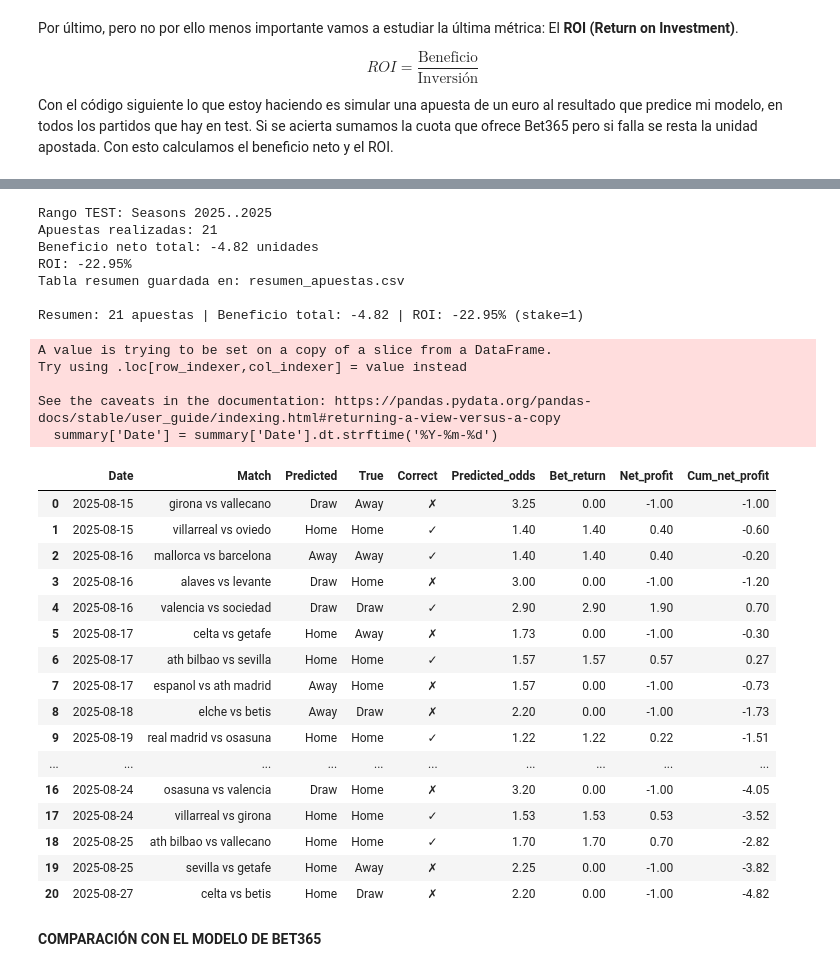
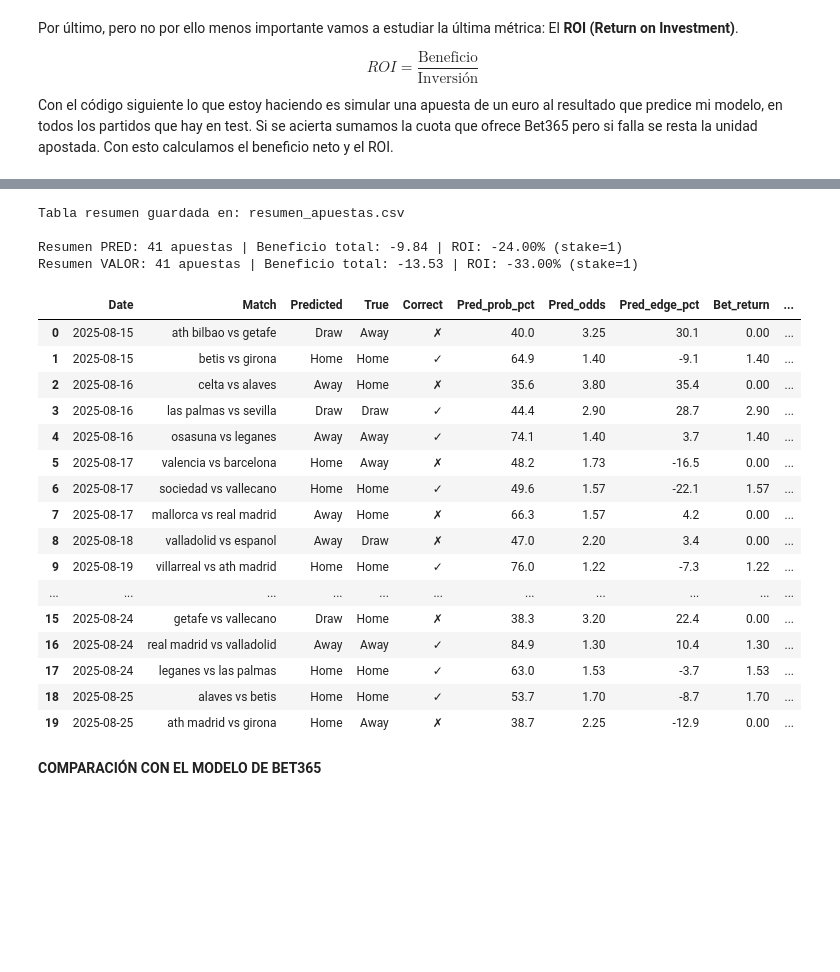
Before and after one commit to manuferrod/laliga-predictor-engine, a Jupyter notebook: notebooks/MODELOS.ipynb, the cells around one changed output, grey strips where cells are left out. Cells and saved outputs as stored; diff of their text form; code cells hidden in the pictures; blank space fills up the shorter version.

```diff
--- a/notebooks/MODELOS.ipynb
+++ b/notebooks/MODELOS.ipynb
@@ -265,9 +304,8 @@ print(out)
 # %% [markdown]
 # **EVALUACIÓN HISTÓRICA: Logistic Regression multinomial**
 # %%
-file_path = '/content/drive/MyDrive/TFM/data/processed/df_final.parquet'
-
-df = pd.read_parquet(file_path)
+IN_PATH = FEAT / "df_final.parquet"
+df = pd.read_parquet(IN_PATH)
 # %% [markdown]
 Sin SMOTE:
 # %%
@@ -386,6 +501,7 @@ def run_logreg_eval_no_smote(
 # %%
-# CON CUOTAS
-model, scaler, (mtr_tr, mtr_te) = run_logreg_eval_no_smote(df, train_until_season=2024, test_until_season=2025, with_odds=True)
+# LOCAL
+model, scaler, (mtr_tr, mtr_te), y_test, y_pred, y_proba, idx_test = \
+    run_logreg_eval_no_smote(df, train_until_season=2023, test_until_season=2024, with_odds=True)
 # %% [output]
 Logistic Regression (sin SMOTE) (con cuotas)
 
@@ -524,6 +722,7 @@ def run_logreg_eval(
 # %%
-# MODO CON CUOTAS
-model, scaler, (mtr_tr, mtr_te) = run_logreg_eval(df, train_until_season=2023, test_until_season=2024, with_odds=True)
+# LOCAL
+model_sm, scaler_sm, (mtr_tr_sm, mtr_te_sm), y_test_sm, y_pred_sm, y_proba_sm, idx_test_sm = \
+    run_logreg_eval(df, train_until_season=2023, test_until_season=2024, with_odds=True)
 # %% [output]
 Logistic Regression con SMOTE (con cuotas)
 
@@ -1216,3 +1770,5 @@ def simulate_bet365_roi(
 # %%
-results_df, roi, total_profit = simulate_bet365_roi(df, model, scaler, train_until_season=2023, test_until_season=2024, with_odds=True, stake=1.0, meta_df=df_old)
+# EJECUTAR EN LOCAL
+results_df, roi, total_profit = simulate_bet365_roi(df, model, scaler, train_until_season=2024, test_until_season=2025, with_odds=True, stake=1.0, meta_df=df_old)
+results_df
 # %% [output]
@@ -1310,36 +2294,36 @@ def simulate_and_summarize(df: pd.DataFrame, model, scaler,
 # %%
-summary = simulate_and_summarize(df, model, scaler, train_until_season=2024, test_until_season=2025, with_odds=True, stake=1.0, meta_df=df_old, feature_names=None, save_path="resumen_apuestas.csv")
-display(summary)
+summary = simulate_and_summarize(
+    df, model, scaler,
+    train_until_season=2024, test_until_season=2025,
+    with_odds=True, stake=1.0,
+    meta_df=df_old, feature_names=None,
+    min_edge=0.00,                 # si quieres filtrar por EV mínimo de la predicción
+    save_path="resumen_apuestas.csv",
+    include_value=True             # <- para añadir columnas de la estrategia “de valor”
+)
+display(summary.head(20))
 # %% [output]
-Rango TEST: Seasons 2025..2025
-Apuestas realizadas: 21
-Beneficio neto total: -4.82 unidades
-ROI: -22.95%
 Tabla resumen guardada en: resumen_apuestas.csv
 
-Resumen: 21 apuestas | Beneficio total: -4.82 | ROI: -22.95% (stake=1)
+Resumen PRED: 41 apuestas | Beneficio total: -9.84 | ROI: -24.00% (stake=1)
+Resumen VALOR: 41 apuestas | Beneficio total: -13.53 | ROI: -33.00% (stake=1)
-A value is trying to be set on a copy of a slice from a DataFrame.
-Try using .loc[row_indexer,col_indexer] = value instead
-
-See the caveats in the documentation: https://pandas.pydata.org/pandas-docs/stable/user_guide/indexing.html#returning-a-view-versus-a-copy
-  summary['Date'] = summary['Date'].dt.strftime('%Y-%m-%d')
-|  | Date | Match | Predicted | True | Correct | Predicted_odds | Bet_return | Net_profit | Cum_net_profit |
-| 0 | 2025-08-15 | girona vs vallecano | Draw | Away | ✗ | 3.25 | 0.00 | -1.00 | -1.00 |
-| 1 | 2025-08-15 | villarreal vs oviedo | Home | Home | ✓ | 1.40 | 1.40 | 0.40 | -0.60 |
-| 2 | 2025-08-16 | mallorca vs barcelona | Away | Away | ✓ | 1.40 | 1.40 | 0.40 | -0.20 |
-| 3 | 2025-08-16 | alaves vs levante | Draw | Home | ✗ | 3.00 | 0.00 | -1.00 | -1.20 |
-| 4 | 2025-08-16 | valencia vs sociedad | Draw | Draw | ✓ | 2.90 | 2.90 | 1.90 | 0.70 |
-| 5 | 2025-08-17 | celta vs getafe | Home | Away | ✗ | 1.73 | 0.00 | -1.00 | -0.30 |
-| 6 | 2025-08-17 | ath bilbao vs sevilla | Home | Home | ✓ | 1.57 | 1.57 | 0.57 | 0.27 |
-| 7 | 2025-08-17 | espanol vs ath madrid | Away | Home | ✗ | 1.57 | 0.00 | -1.00 | -0.73 |
-| 8 | 2025-08-18 | elche vs betis | Away | Draw | ✗ | 2.20 | 0.00 | -1.00 | -1.73 |
-| 9 | 2025-08-19 | real madrid vs osasuna | Home | Home | ✓ | 1.22 | 1.22 | 0.22 | -1.51 |
-| ... | ... | ... | ... | ... | ... | ... | ... | ... | ... |
-| 16 | 2025-08-24 | osasuna vs valencia | Draw | Home | ✗ | 3.20 | 0.00 | -1.00 | -4.05 |
-| 17 | 2025-08-24 | villarreal vs girona | Home | Home | ✓ | 1.53 | 1.53 | 0.53 | -3.52 |
-| 18 | 2025-08-25 | ath bilbao vs vallecano | Home | Home | ✓ | 1.70 | 1.70 | 0.70 | -2.82 |
-| 19 | 2025-08-25 | sevilla vs getafe | Home | Away | ✗ | 2.25 | 0.00 | -1.00 | -3.82 |
-| 20 | 2025-08-27 | celta vs betis | Home | Draw | ✗ | 2.20 | 0.00 | -1.00 | -4.82 |
+|  | Date | Match | Predicted | True | Correct | Pred_prob_pct | Pred_odds | Pred_edge_pct | Bet_return | ... |
+| 0 | 2025-08-15 | ath bilbao vs getafe | Draw | Away | ✗ | 40.0 | 3.25 | 30.1 | 0.00 | ... |
+| 1 | 2025-08-15 | betis vs girona | Home | Home | ✓ | 64.9 | 1.40 | -9.1 | 1.40 | ... |
+| 2 | 2025-08-16 | celta vs alaves | Away | Home | ✗ | 35.6 | 3.80 | 35.4 | 0.00 | ... |
+| 3 | 2025-08-16 | las palmas vs sevilla | Draw | Draw | ✓ | 44.4 | 2.90 | 28.7 | 2.90 | ... |
+| 4 | 2025-08-16 | osasuna vs leganes | Away | Away | ✓ | 74.1 | 1.40 | 3.7 | 1.40 | ... |
+| 5 | 2025-08-17 | valencia vs barcelona | Home | Away | ✗ | 48.2 | 1.73 | -16.5 | 0.00 | ... |
+| 6 | 2025-08-17 | sociedad vs vallecano | Home | Home | ✓ | 49.6 | 1.57 | -22.1 | 1.57 | ... |
+| 7 | 2025-08-17 | mallorca vs real madrid | Away | Home | ✗ | 66.3 | 1.57 | 4.2 | 0.00 | ... |
+| 8 | 2025-08-18 | valladolid vs espanol | Away | Draw | ✗ | 47.0 | 2.20 | 3.4 | 0.00 | ... |
+| 9 | 2025-08-19 | villarreal vs ath madrid | Home | Home | ✓ | 76.0 | 1.22 | -7.3 | 1.22 | ... |
+| ... | ... | ... | ... | ... | ... | ... | ... | ... | ... | ... |
+| 15 | 2025-08-24 | getafe vs vallecano | Draw | Home | ✗ | 38.3 | 3.20 | 22.4 | 0.00 | ... |
+| 16 | 2025-08-24 | real madrid vs valladolid | Away | Away | ✓ | 84.9 | 1.30 | 10.4 | 1.30 | ... |
+| 17 | 2025-08-24 | leganes vs las palmas | Home | Home | ✓ | 63.0 | 1.53 | -3.7 | 1.53 | ... |
+| 18 | 2025-08-25 | alaves vs betis | Home | Home | ✓ | 53.7 | 1.70 | -8.7 | 1.70 | ... |
+| 19 | 2025-08-25 | ath madrid vs girona | Home | Away | ✗ | 38.7 | 2.25 | -12.9 | 0.00 | ... |
 # %% [markdown]
 **COMPARACIÓN CON EL MODELO DE BET365**
 # %% [markdown]
```
Also changed, not shown: parts of 40 cells of this notebook.
